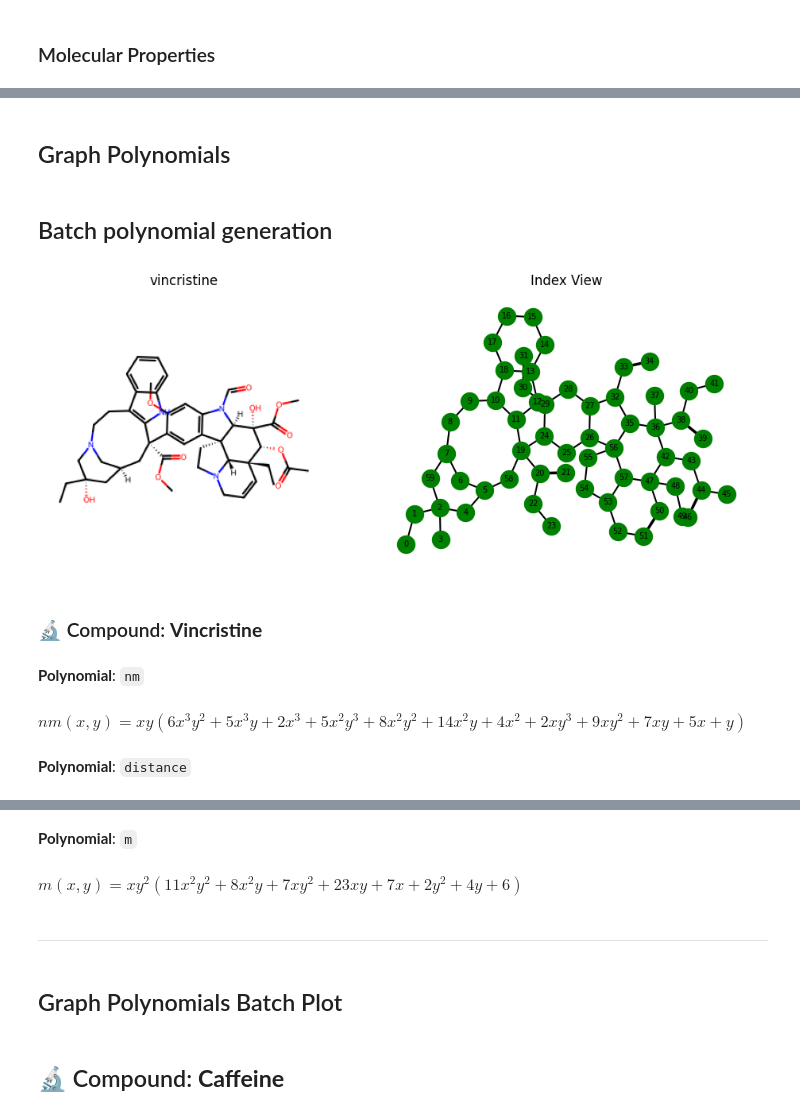
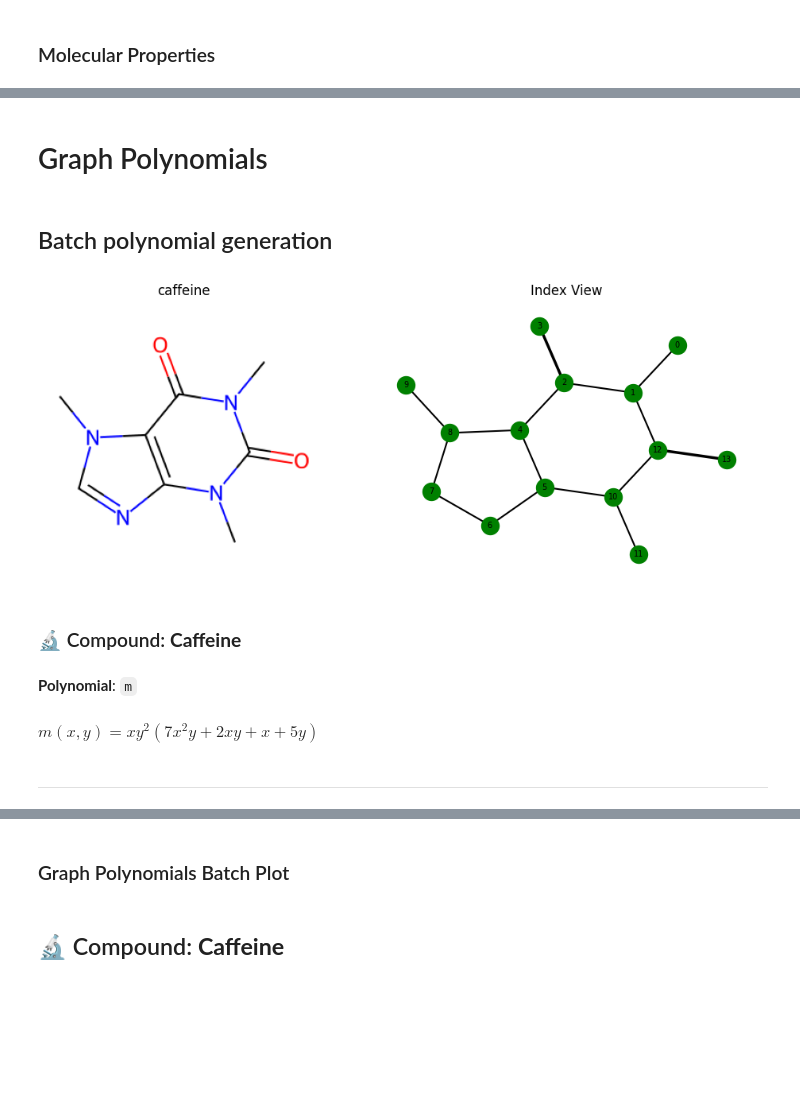
Before and after one commit to fresnel-uv/topological_polynomials, a Jupyter notebook: graph_polynomials/graph_polynomials_rev.ipynb, the cells around one changed output, grey strips where cells are left out. Saved outputs shown, nothing was run; the diff lists cells and outputs as text; code cells hidden in the pictures; blank space fills up the shorter version.

```diff
--- a/graph_polynomials/graph_polynomials_rev.ipynb
+++ b/graph_polynomials/graph_polynomials_rev.ipynb
@@ -445,5 +496,5 @@ batch.display_all()
 # %% [markdown]
-## Graph Polynomials
+# Graph Polynomials
 # %%
 class GraphPolynomials:
     def __init__(self, G):
@@ -723,10 +774,10 @@ class GraphPolynomialsBatch:
                     display(Markdown(f"`{pname}`: {val}"))
             display(Markdown("---"))
 # %%
-GraphPolynomialsBatch("vincristine", "nm, distance, m").display_all_latex()
+GraphPolynomialsBatch("caffeine", "m").display_all_latex()
 # %% [output]
-[figure, old version]
+[figure, new version]
-### 🔬 Compound: **Vincristine**
+### 🔬 Compound: **Caffeine**
-**Polynomial**: `nm`
+**Polynomial**: `m`
-$\displaystyle nm(x, y) = x y \left(6 x^{3} y^{2} + 5 x^{3} y + 2 x^{3} + 5 x^{2} y^{3} + 8 x^{2} y^{2} + 14 x^{2} y + 4 x^{2} + 2 x y^{3} + 9 x y^{2} + 7 x y + 5 x + y\right)$
+$\displaystyle m(x, y) = x y^{2} \left(7 x^{2} y + 2 x y + x + 5 y\right)$
-**Polynomial**: `distance`
+---
@@ -734,8 +784,5 @@ $\displaystyle distance(x, y) = x \left(2 x^{15} + 12 x^{14} + 25 x^{13} + 54 x^
-**Polynomial**: `m`
-$\displaystyle m(x, y) = x y^{2} \left(11 x^{2} y^{2} + 8 x^{2} y + 7 x y^{2} + 23 x y + 7 x + 2 y^{2} + 4 y + 6\right)$
----
 # %% [markdown]
-## Graph Polynomials Batch Plot
+### Graph Polynomials Batch Plot
 # %%
 import sympy as sp
 import ast
```
Also changed, not shown: parts of 18 cells of this notebook, 2 other files.
